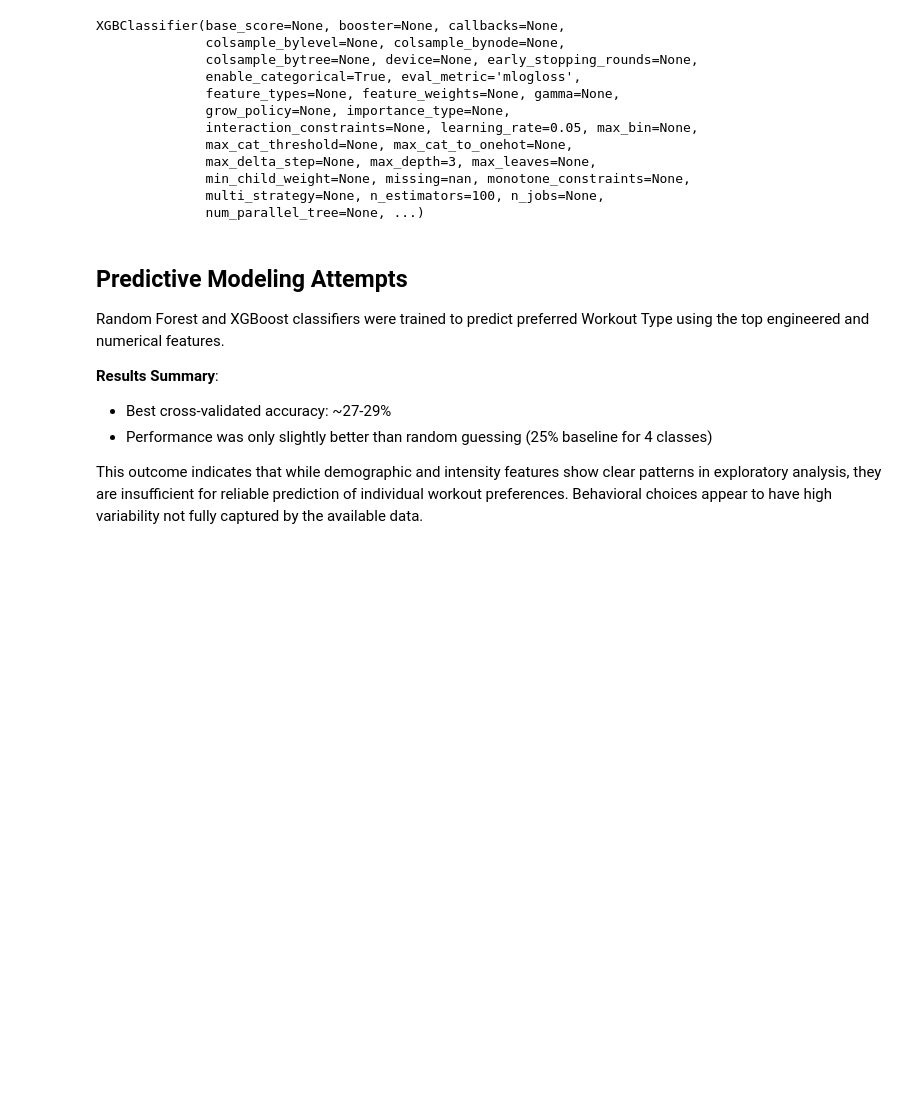
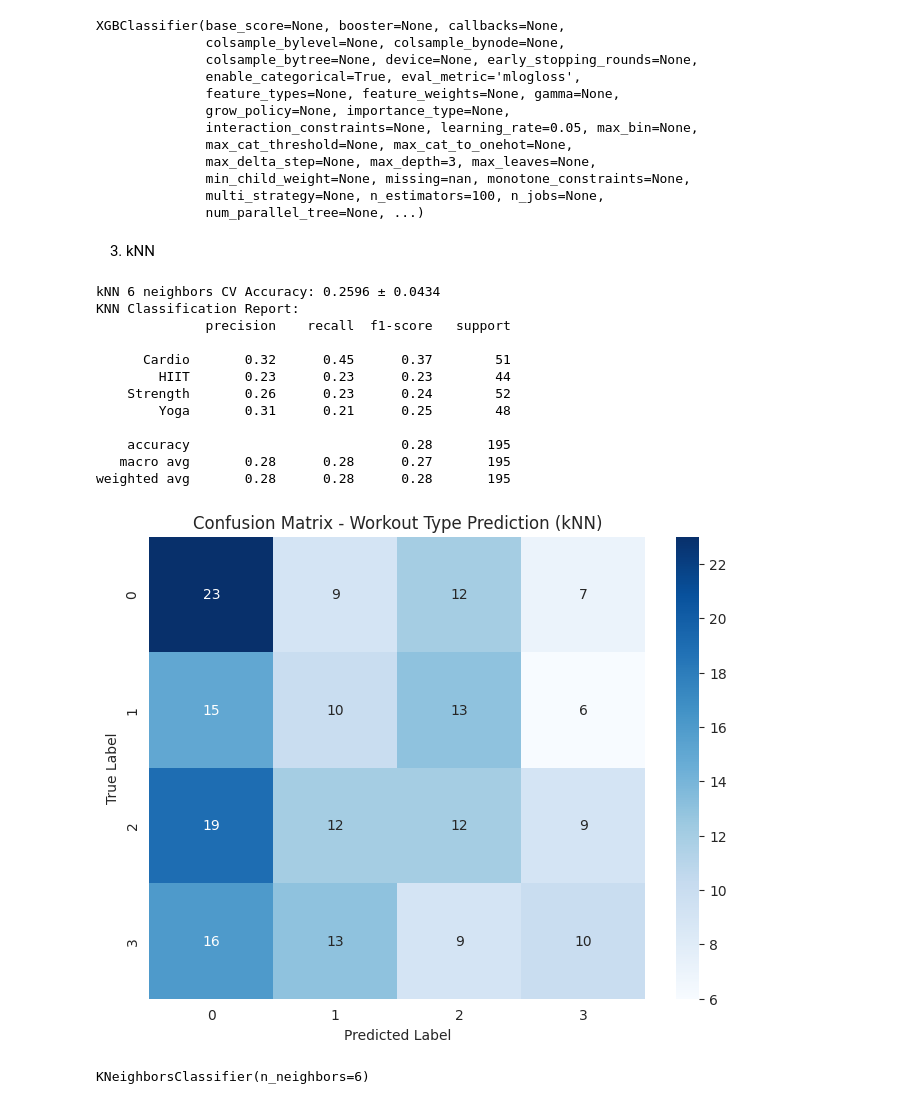
Before and after one commit to d-toups/workout-data-analysis, a Jupyter notebook: workout_data_analysis_03.ipynb, the cells around one changed output. Cells and saved outputs as stored; diff of their text form; code cells hidden in the pictures; blank space fills up the shorter version.

```diff
--- a/workout_data_analysis_03.ipynb
+++ b/workout_data_analysis_03.ipynb
@@ -109,7 +62,8 @@ Top 5 features for predicting 'Age Group':
 # %%
 # Load and Clean the Dataset
 df_raw = load_dataset("gym_members_exercise_tracking.csv")
-df, df_male, df_female = clean_dataset(df_raw)
+df = clean_dataset(df_raw)
+df, df_male, df_female = engineer_features(df)
 
 print(f"Dataset shape after cleaning: {df.shape}")
 print(f"Male samples: {len(df_male)}, Female samples: {len(df_female)}")
@@ -326,13 +282,22 @@ XGBClassifier(base_score=None, booster=None, callbacks=None,
               min_child_weight=None, missing=nan, monotone_constraints=None,
               multi_strategy=None, n_estimators=100, n_jobs=None,
               num_parallel_tree=None, ...)
-# %% [markdown]
-## Predictive Modeling Attempts
-
-Random Forest and XGBoost classifiers were trained to predict preferred Workout Type using the top engineered and numerical features.
-
-**Results Summary**:
-- Best cross-validated accuracy: ~27-29%
-- Performance was only slightly better than random guessing (25% baseline for 4 classes)
-
-This outcome indicates that while demographic and intensity features show clear patterns in exploratory analysis, they are insufficient for reliable prediction of individual workout preferences. Behavioral choices appear to have high variability not fully captured by the available data.
+# %% [markdown]
+3. kNN
+# %%
+run_knn_workout_type(df)
+# %% [output]
+kNN 6 neighbors CV Accuracy: 0.2596 ± 0.0434
+KNN Classification Report:
+              precision    recall  f1-score   support
+
+      Cardio       0.32      0.45      0.37        51
+        HIIT       0.23      0.23      0.23        44
+    Strength       0.26      0.23      0.24        52
+        Yoga       0.31      0.21      0.25        48
+
+    accuracy                           0.28       195
+   macro avg       0.28      0.28      0.27       195
+weighted avg       0.28      0.28      0.28       195
+[figure, added]
+KNeighborsClassifier(n_neighbors=6)
```
Also changed, not shown: parts of 12 cells of this notebook.
